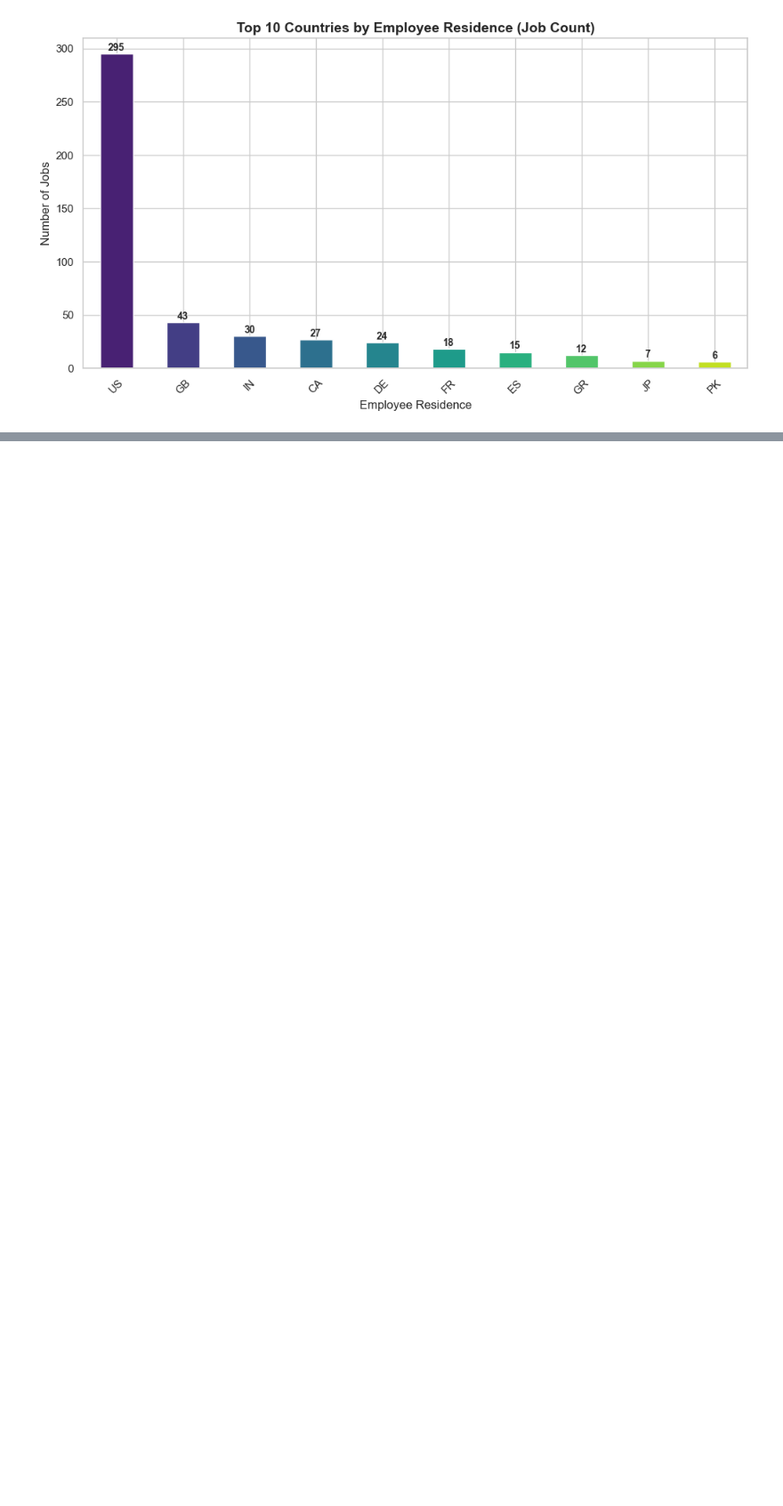
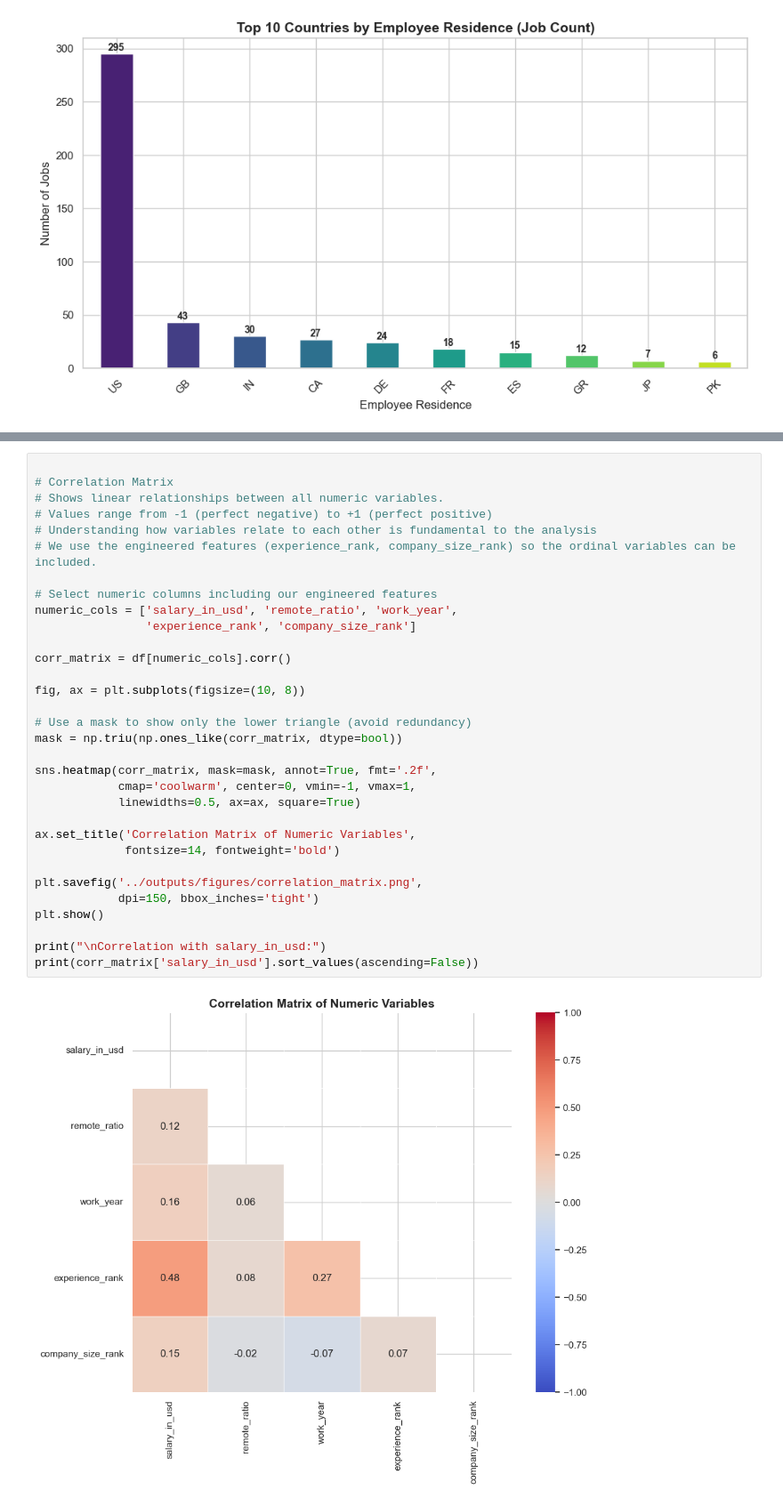
Before and after one commit to FranciscoMartinezGrecco/data-ai-jobs-analysis, a Jupyter notebook: notebooks/01_eda.ipynb, the cells around one changed output, grey strips where cells are left out. Shown at 89% size. Cells and saved outputs as stored; diff of their text form; blank space fills up the shorter version.

Commit message:
EDA: correlation and statistical significance tests

```diff
--- a/notebooks/01_eda.ipynb
+++ b/notebooks/01_eda.ipynb
@@ -628,0 +632,34 @@ plt.show()
+# %%
+
+# Correlation Matrix
+# Shows linear relationships between all numeric variables.
+# Values range from -1 (perfect negative) to +1 (perfect positive)
+# Understanding how variables relate to each other is fundamental to the analysis
+# We use the engineered features (experience_rank, company_size_rank) so the ordinal variables can be included.
+
+# Select numeric columns including our engineered features
+numeric_cols = ['salary_in_usd', 'remote_ratio', 'work_year',
+                'experience_rank', 'company_size_rank']
+
+corr_matrix = df[numeric_cols].corr()
+
+fig, ax = plt.subplots(figsize=(10, 8))
+
+# Use a mask to show only the lower triangle (avoid redundancy)
+mask = np.triu(np.ones_like(corr_matrix, dtype=bool))
+
+sns.heatmap(corr_matrix, mask=mask, annot=True, fmt='.2f',
+            cmap='coolwarm', center=0, vmin=-1, vmax=1,
+            linewidths=0.5, ax=ax, square=True)
+
+ax.set_title('Correlation Matrix of Numeric Variables',
+             fontsize=14, fontweight='bold')
+
+plt.savefig('../outputs/figures/correlation_matrix.png',
+            dpi=150, bbox_inches='tight')
+plt.show()
+
+print("\nCorrelation with salary_in_usd:")
+print(corr_matrix['salary_in_usd'].sort_values(ascending=False))
+# %% [output]
+[figure, added]
```
Also changed, not shown: parts of 5 cells of this notebook, 2 other files.
